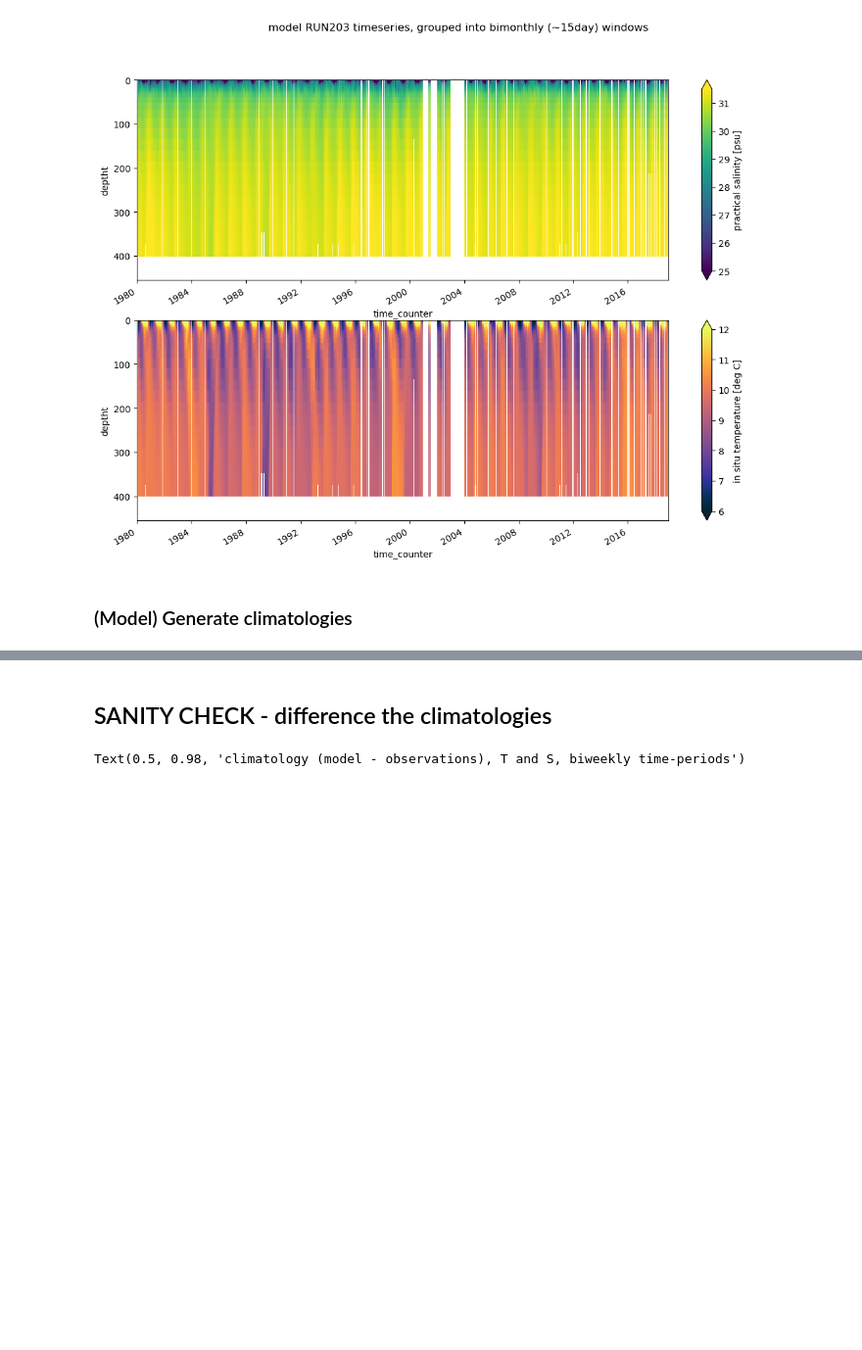
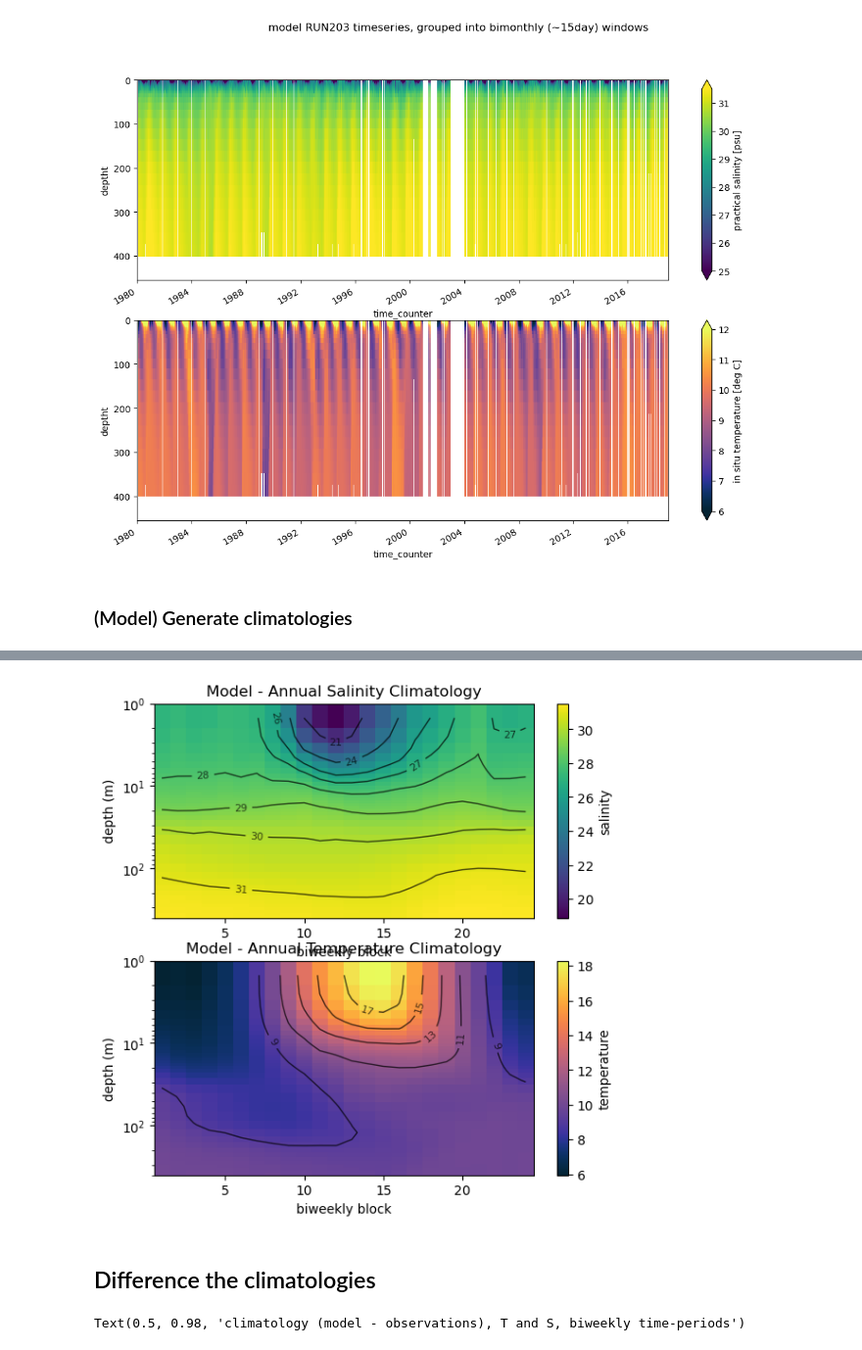
Before and after one commit to goldford/NEMO-Salish-Sea-1500, a Jupyter notebook: code/Visuals-Data - CTD Obs, Mod at Nanoose (Blind).ipynb, the cells around one changed output, grey strips where cells are left out. Shown at 98% size. Drawn from its saved outputs; the diff is of its cells as text; code cells hidden in the pictures; blank space fills up the shorter version.

```diff
--- a/code/Visuals-Data - CTD Obs, Mod at Nanoose (Blind).ipynb
+++ b/code/Visuals-Data - CTD Obs, Mod at Nanoose (Blind).ipynb
@@ -792,7 +821,7 @@ first 10 date substrings from mod results file names,  to check if sorting worke
 ### (Model) Scan, lump, and dump all NEMO results .pickle files
 # %%
 # function based on TJ's above - dump all into one pickle, top 40 model levels (depths)
-extract = True
+extract = False
 if extract:
     mod_time_array = np.empty(len(modres_bydate), dtype='datetime64[s]')
     mod_salt_array = np.zeros([len(modres_bydate), 40])
@@ -1047,2 +1072,53 @@ Text(0.5, 0.98, 'model RUN203 climatology of T and S from the Nanoose dataset \n
+# %%
+
+fact = 1.1
+fig, axs = plt.subplots(2,1, figsize=(6*fact, 6*fact), facecolor='w', edgecolor='k')
+axs = axs.ravel()
+
+mod_salt_clim = mod_ds2.salinity.groupby(mod_ds2.timeperiod).mean().T
+#xr.plot.pcolormesh(mod_salt_clim, ax = axs[0], vmin = 25, vmax = 31.5)
+xr.plot.pcolormesh(mod_salt_clim, ax = axs[0])
+
+mod_temp_clim = mod_ds2.temperature.groupby(mod_ds2.timeperiod).mean().T
+#xr.plot.pcolormesh(mod_temp_clim, ax = axs[1], cmap = cm.cm.thermal, vmin = 6, vmax = 12)
+xr.plot.pcolormesh(mod_temp_clim, ax = axs[1], cmap = cm.cm.thermal)
+
+
+axs[0].set_ylim([0.5, 400])
+axs[0].set_yscale("log")
+axs[0].invert_yaxis()
+axs[0].set_ylim([400,1])
+# contours - salt
+X,Y = np.meshgrid(mod_salt_clim.timeperiod.values,mod_salt_clim.deptht.values)
+# levels = np.linspace(6, 18, 8)
+levels=[21,24,26,27,28,29,30,31]
+cont1 = axs[0].contour(X, Y, mod_salt_clim, levels=levels,colors='black', linestyles='solid', linewidths=1, alpha=0.7)
+axs[0].clabel(cont1, cont1.levels, inline=True, fmt='%.0f', fontsize=8)
+
+axs[1].set_ylim([0.5, 400])
+axs[1].set_yscale("log")
+axs[1].invert_yaxis()
+axs[1].set_ylim([400,1])
+# contours - temp
+X,Y = np.meshgrid(mod_temp_clim.timeperiod.values,mod_temp_clim.deptht.values)
+# levels = np.linspace(6, 18, 8)
+levels=[9,11,13,15,17,19]
+cont2 = axs[1].contour(X, Y, mod_temp_clim, colors='black', levels=levels, linestyles='solid', linewidths=1, alpha=0.7)
+axs[1].clabel(cont2, cont2.levels, inline=True, fmt='%.0f', fontsize=8)
+
+axs[0].set_title('Model - Annual Salinity Climatology')
+axs[0].set_xlabel('biweekly block')
+
+axs[1].set_title('Model - Annual Temperature Climatology')
+axs[1].set_xlabel('biweekly block')
+axs[0].set_ylabel("depth (m)")
+axs[1].set_ylabel("depth (m)")
+
+mod_s_clim = axs[0]
+mod_t_clim = axs[1]
+
+# fig.suptitle('model ' + mod_run + ' climatology of T and S from the Nanoose dataset \n biweekly time-periods')
+# %% [output]
+[figure, added]
 # %%
 # export for later
@@ -1056,5 +1134,5 @@ if checkoutput == True:
 # %% [markdown]
-## SANITY CHECK - difference the climatologies
+## Difference the climatologies
 # %%
 fact = 1.1
 fig, axs = plt.subplots(2,1, figsize=(12*fact, 8*fact), facecolor='w', edgecolor='k')
```
Also changed, not shown: parts of 26 cells of this notebook, 3 other files.
